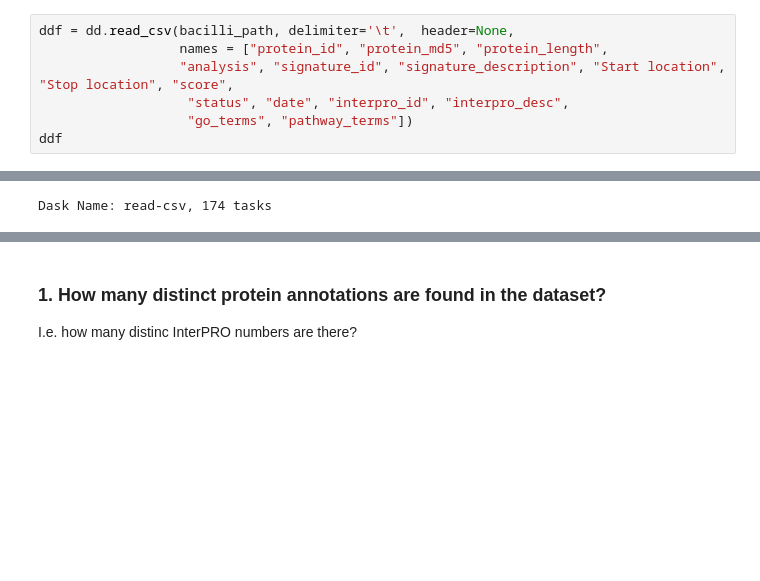
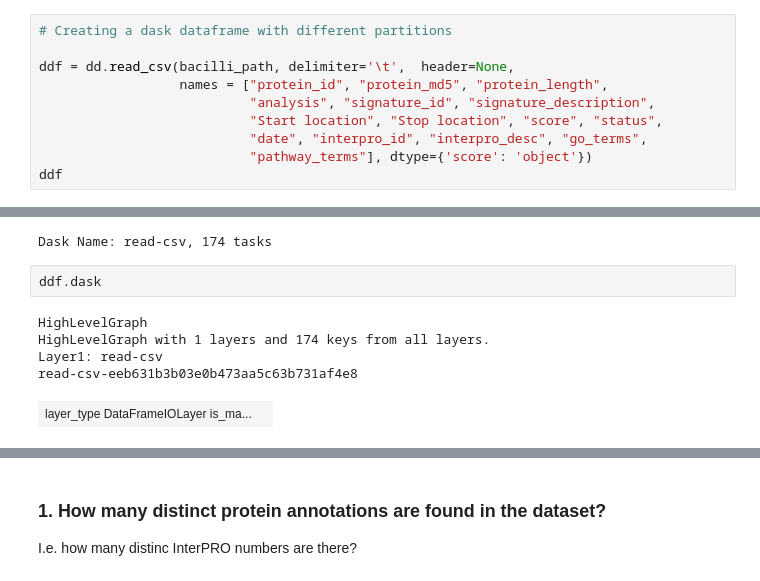
Before and after one commit to KariDi32/Programming2, a Jupyter notebook: Week2.5.ipynb, the cells around one changed output, grey strips where cells are left out. Cells and saved outputs as stored; diff of their text form; blank space fills up the shorter version.

```diff
--- a/Week2.5.ipynb
+++ b/Week2.5.ipynb
@@ -23,10 +55,13 @@ Column names obtained from:
 https://interproscan-docs.readthedocs.io/en/latest/OutputFormats.html#example-output
 # %%
+# Creating a dask dataframe with different partitions
+
 ddf = dd.read_csv(bacilli_path, delimiter='\t',  header=None,
                   names = ["protein_id", "protein_md5", "protein_length",
-                  "analysis", "signature_id", "signature_description", "Start location", "Stop location", "score",
-                   "status", "date", "interpro_id", "interpro_desc",
-                   "go_terms", "pathway_terms"])
+                           "analysis", "signature_id", "signature_description",
+                           "Start location", "Stop location", "score", "status",
+                           "date", "interpro_id", "interpro_desc", "go_terms",
+                           "pathway_terms"], dtype={'score': 'object'})
 ddf
 # %% [output]
 Dask DataFrame Structure:
@@ -38,3 +73,11 @@ Dask DataFrame Structure:
 |  | ... | ... | ... | ... | ... | ... | ... |
 |  | ... | ... | ... | ... | ... | ... | ... |
 Dask Name: read-csv, 174 tasks
+# %%
+ddf.dask
+# %% [output]
+HighLevelGraph
+HighLevelGraph with 1 layers and 174 keys from all layers.
+Layer1: read-csv
+read-csv-eeb631b3b03e0b473aa5c63b731af4e8
+| layer_type DataFrameIOLayer is_ma... |  |
```
Also changed, not shown: parts of 19 cells of this notebook.
